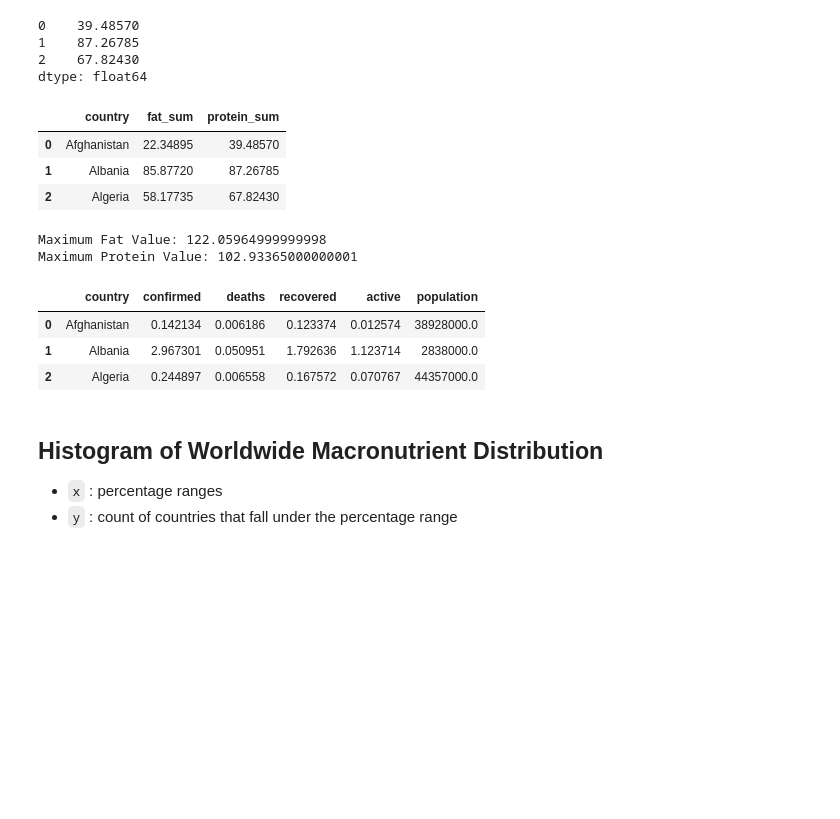
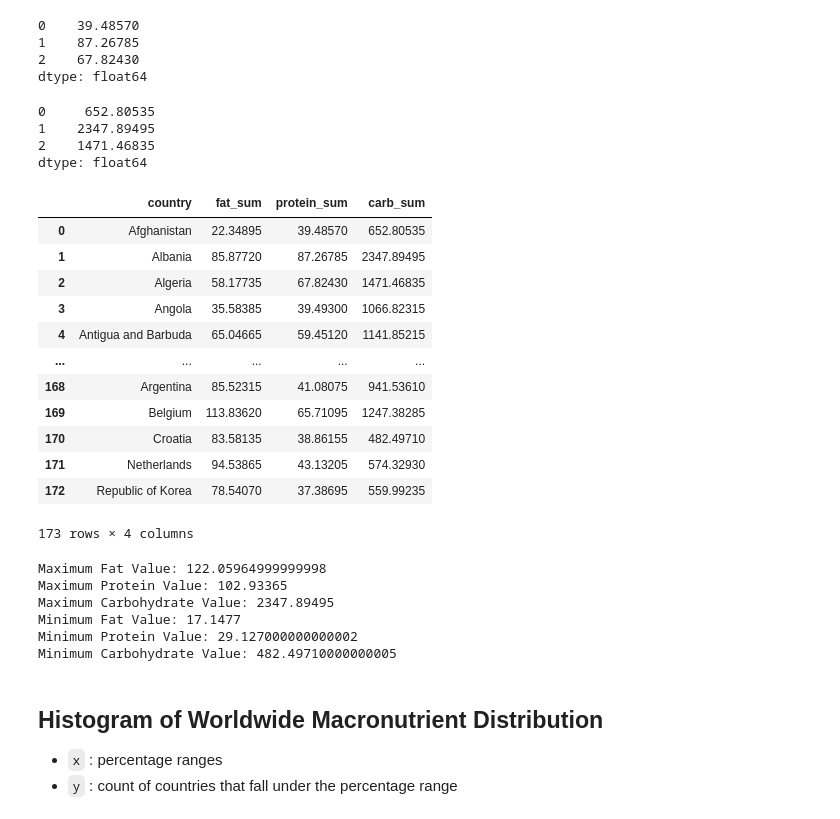
Before and after one commit to chwheo/cogs108-final-project, a Jupyter notebook: EDACheckpointGroup061Sp22.ipynb, the cells around one changed output. Drawn from its saved outputs; the diff is of its cells as text; code cells hidden in the pictures; blank space fills up the shorter version.

```diff
--- a/EDACheckpointGroup061Sp22.ipynb
+++ b/EDACheckpointGroup061Sp22.ipynb
@@ -179,3 +161,0 @@ df_fat.head(3)
-# %%
-df_fat = pd.merge(df_fat,df_covid,on ='country', how='right') # join on right since the covid rates are essential for further analysis, so we don't want NA in the covid rates column
-df_fat.head(3)
@@ -232,6 +206,3 @@ df_protein.head(3)
 | 1 | Albania | 0.1606 | 0.06205 | 24.21410 | 0.0 | ... |
 | 2 | Algeria | 0.0219 | 0.00365 | 9.38415 | 0.0 | ... |
 3 rows × 24 columns
-# %%
-df_protein = pd.merge(df_protein,df_covid,on ='country', how='right') # join on right since the covid rates are essential for further analysis, so we don't want NA in the covid rates column
-df_protein.head(3)
@@ -329,21 +258,48 @@ protein_sum.head(3)
 1    87.26785
 2    67.82430
 dtype: float64
+# %%
+#yearly carbohydrate intake of first three countries (alphabetical) (unit: kg/capita/yr)
+#computed by total quantity-protein-fat
+carb_sum=df_quantity.sum(axis=1)-protein_sum-fat_sum
+carb_sum.head(3)
+# %% [output]
+0     652.80535
+1    2347.89495
+2    1471.46835
+dtype: float64
 # %%
 # create macronutrients summary dataframe
 df_macro = pd.DataFrame({'country': country_names,
                           'fat_sum': fat_sum,
-                          'protein_sum': protein_sum})
+                          'protein_sum': protein_sum,
+                          'carb_sum':carb_sum})
 # %%
-df_macro.head(3)
+df_macro
 # %% [output]
-|  | country | fat_sum | protein_sum |
-| 0 | Afghanistan | 22.34895 | 39.48570 |
-| 1 | Albania | 85.87720 | 87.26785 |
-| 2 | Algeria | 58.17735 | 67.82430 |
+|  | country | fat_sum | protein_sum | carb_sum |
+| 0 | Afghanistan | 22.34895 | 39.48570 | 652.80535 |
+| 1 | Albania | 85.87720 | 87.26785 | 2347.89495 |
+| 2 | Algeria | 58.17735 | 67.82430 | 1471.46835 |
+| 3 | Angola | 35.58385 | 39.49300 | 1066.82315 |
+| 4 | Antigua and Barbuda | 65.04665 | 59.45120 | 1141.85215 |
+| ... | ... | ... | ... | ... |
+| 168 | Argentina | 85.52315 | 41.08075 | 941.53610 |
+| 169 | Belgium | 113.83620 | 65.71095 | 1247.38285 |
+| 170 | Croatia | 83.58135 | 38.86155 | 482.49710 |
+| 171 | Netherlands | 94.53865 | 43.13205 | 574.32930 |
+| 172 | Republic of Korea | 78.54070 | 37.38695 | 559.99235 |
+173 rows × 4 columns
 # %%
-fat_max, protein_max = max(df_macro['fat_sum']), max(df_macro['protein_sum'])
-print('Maximum Fat Value: ' + str(fat_max), '\nMaximum Protein Value: ' + str(protein_max))
+fat_max, protein_max, carb_max = max(df_macro['fat_sum']), max(df_macro['protein_sum']),  max(df_macro['carb_sum'])
+print('Maximum Fat Value: ' + str(fat_max), '\nMaximum Protein Value: ' + str(protein_max),'\nMaximum Carbohydrate Value: ' + str(carb_max),)
+
+fat_min, protein_min, carb_min = min(df_macro['fat_sum']), min(df_macro['protein_sum']),  min(df_macro['carb_sum'])
+print('Minimum Fat Value: ' + str(fat_min), '\nMinimum Protein Value: ' + str(protein_min),'\nMinimum Carbohydrate Value: ' + str(carb_min),)
 # %% [output]
 Maximum Fat Value: 122.05964999999998
-Maximum Protein Value: 102.93365000000001
+Maximum Protein Value: 102.93365
+Maximum Carbohydrate Value: 2347.89495
+Minimum Fat Value: 17.1477
+Minimum Protein Value: 29.127000000000002
+Minimum Carbohydrate Value: 482.49710000000005
@@ -355,11 +306,3 @@ Maximum Protein Value: 102.93365000000001
-# %%
-df_covid = df_fat[['country'] + covid_names]
-df_covid.head(3)
-# %% [output]
-|  | country | confirmed | deaths | recovered | active | population |
-| 0 | Afghanistan | 0.142134 | 0.006186 | 0.123374 | 0.012574 | 38928000.0 |
-| 1 | Albania | 2.967301 | 0.050951 | 1.792636 | 1.123714 | 2838000.0 |
-| 2 | Algeria | 0.244897 | 0.006558 | 0.167572 | 0.070767 | 44357000.0 |
 # %% [markdown]
 ## Histogram of Worldwide Macronutrient Distribution ##
 * `x` : percentage ranges
```
Also changed, not shown: parts of 31 cells of this notebook.
